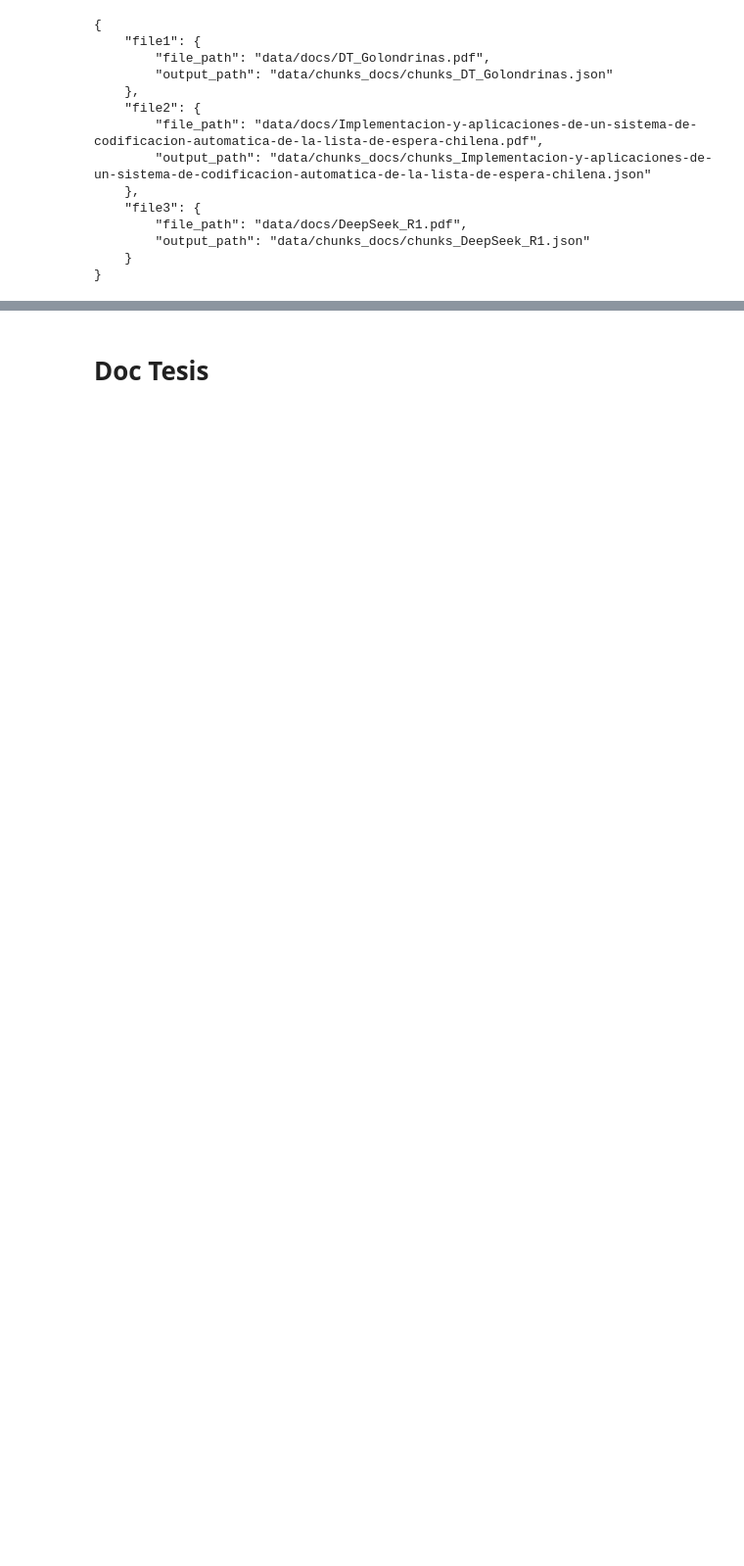
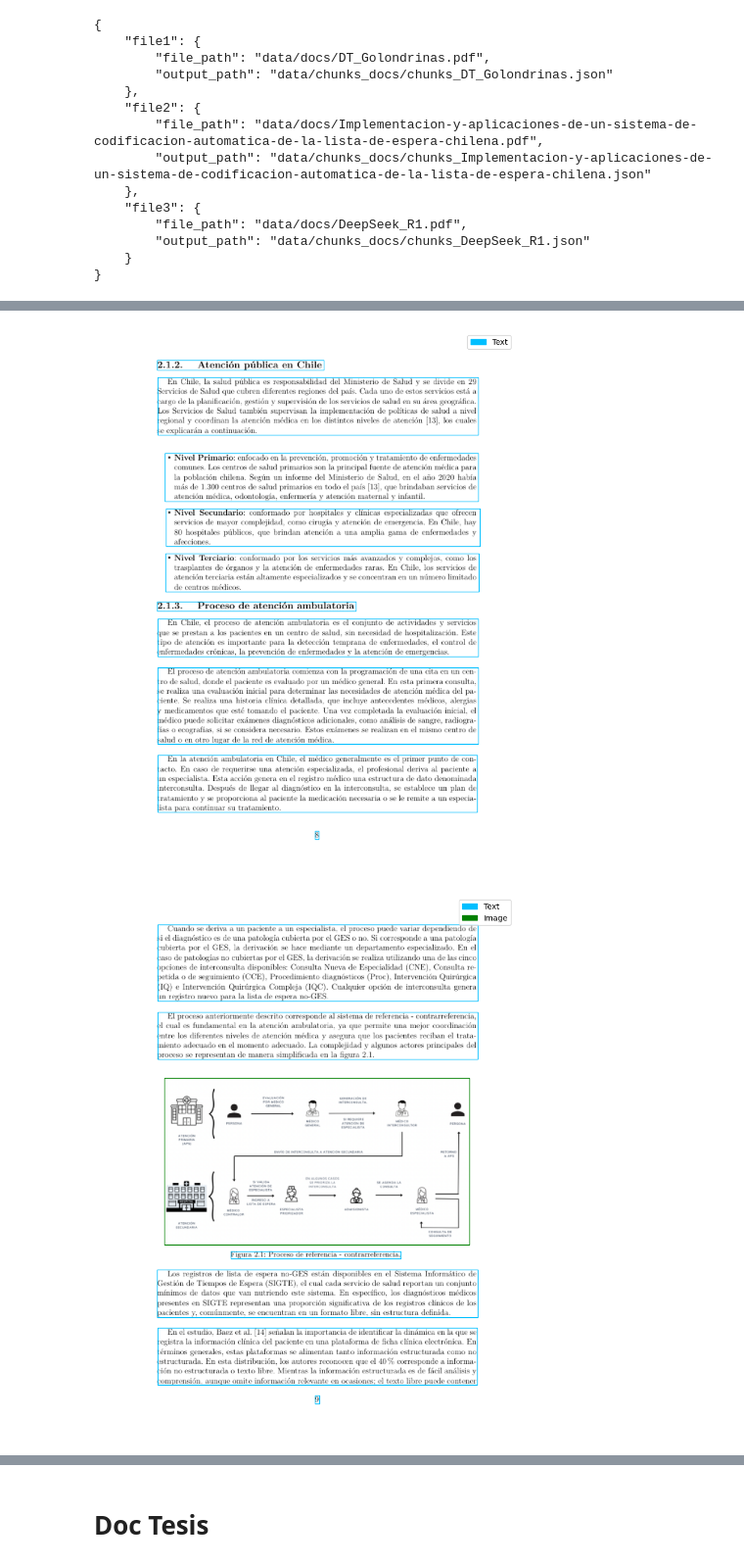
Before and after one commit to FelipeAriasT/RAG_LC, a Jupyter notebook: P1_Lector_Archivos.ipynb, the cells around one changed output, grey strips where cells are left out. Shown at 98% size. Cells and saved outputs as stored; diff of their text form; code cells hidden in the pictures; blank space fills up the shorter version.

```diff
--- a/P1_Lector_Archivos.ipynb
+++ b/P1_Lector_Archivos.ipynb
@@ -36,2 +74,5 @@ chunks_docs_2 = ur.ejecutar_chunking_pdf(doc_2,ejecutar_pdf=False)
 # %%
-#ur.display_chunk_pages(chunks_docs_1[15],doc_1['file_path'])
+ur.display_chunk_pages(chunks_docs_1[10],doc_1['file_path'])
+# %% [output]
+[figure, added]
+[figure, added]
```
Also changed, not shown: parts of 38 cells of this notebook, 18 other files.
